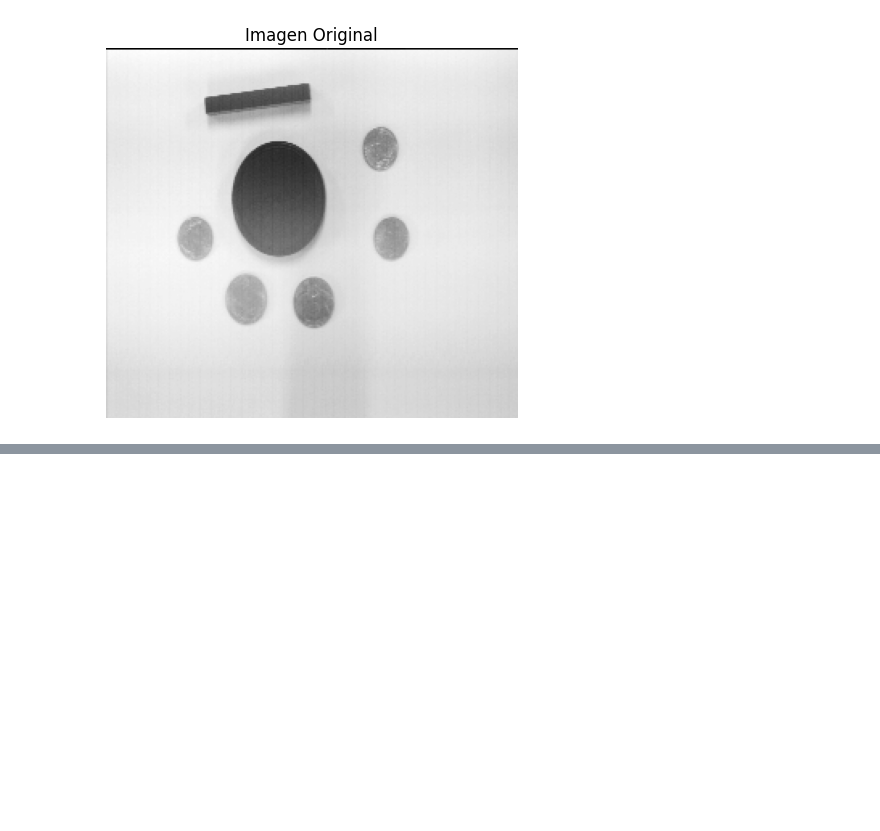
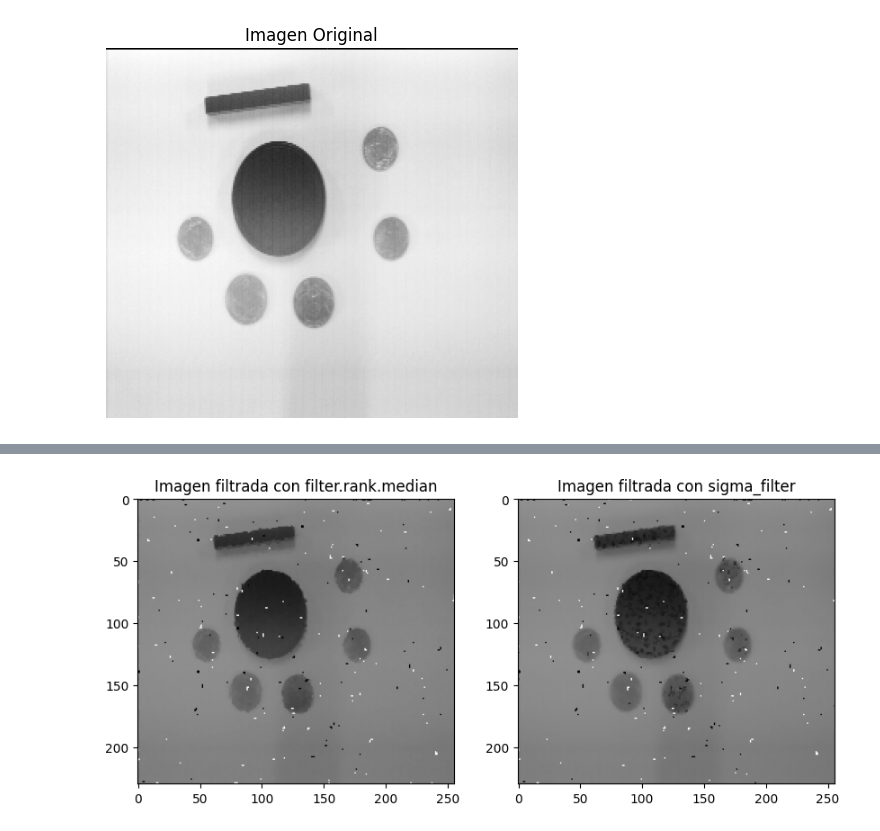
Before and after one commit to santichica/tallleres-cv, a Jupyter notebook: taller5/filtros_no_lineales.ipynb, the cells around one changed output, grey strips where cells are left out. Drawn from its saved outputs; the diff is of its cells as text; code cells hidden in the pictures; blank space fills up the shorter version.

```diff
--- a/taller5/filtros_no_lineales.ipynb
+++ b/taller5/filtros_no_lineales.ipynb
@@ -20,0 +81,17 @@ noised_image = random_noise(imagen, mode='s&p', amount=A)
+# %%
+from skimage.filters.rank import median
+import numpy as np
+
+imagen_prep = (noised_image_morpho * 255).astype(np.uint8)
+
+image_morpho_filtered_median = median(imagen_prep, footprint=np.ones((3,3)))
+
+fig, ax = plt.subplots(1, 2, figsize=(10,5))
+
+ax[0].imshow(image_morpho_filtered_median, cmap='gray')
+ax[0].set_title('Imagen filtrada con filter.rank.median')
+ax[1].imshow(image_morpho_filtered_sigma, cmap='gray')
+ax[1].set_title('Imagen filtrada con sigma_filter')
+plt.show()
+# %% [output]
+[figure, added]
```
Also changed, not shown: parts of 13 cells of this notebook.
